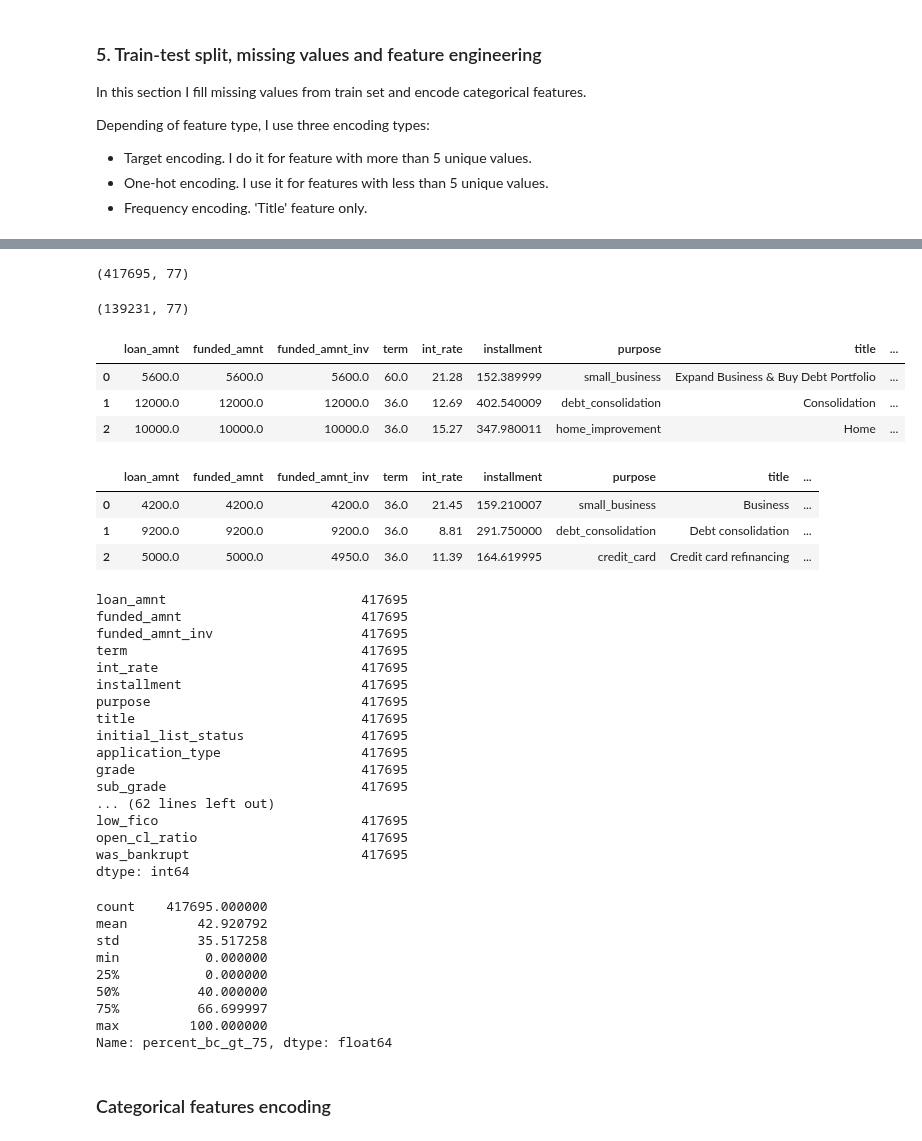
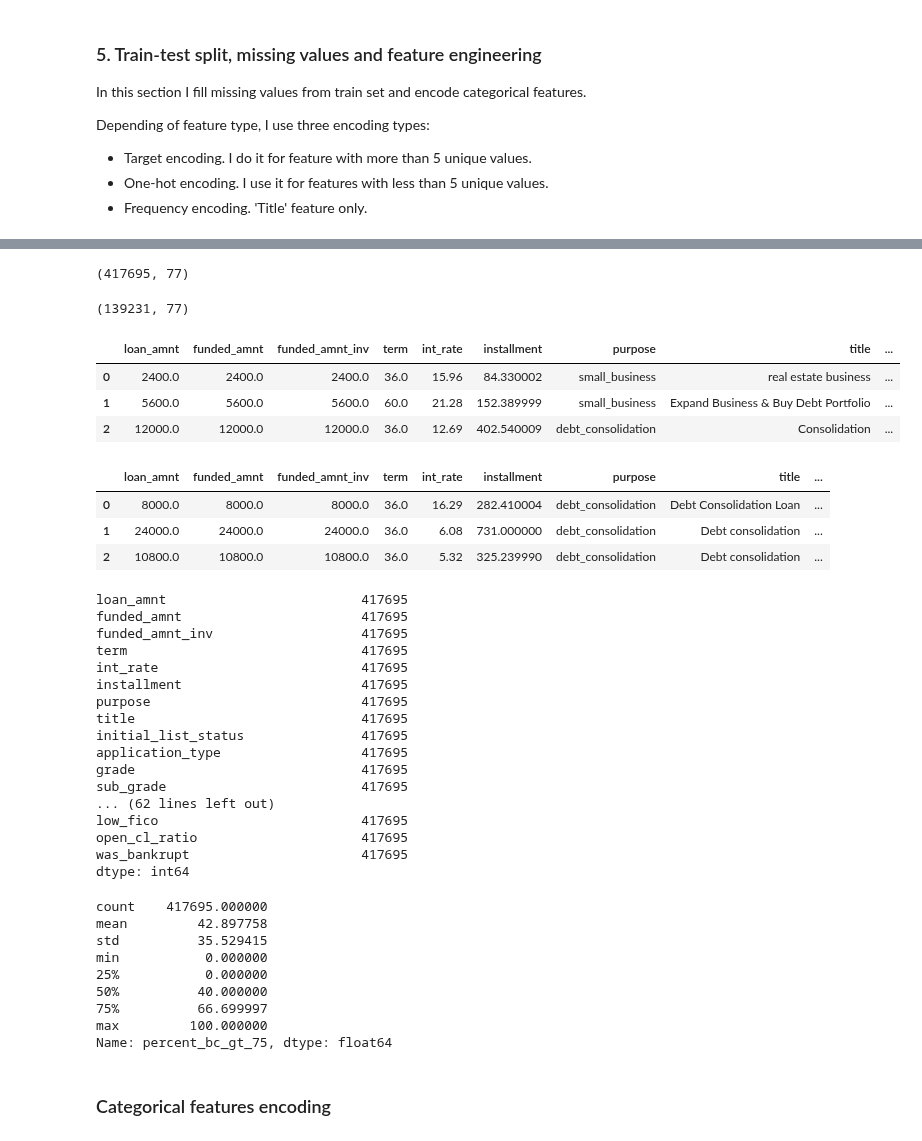
Before and after one commit to MykolaPinchuk/KaggleProjects, a Jupyter notebook: kp102-lc-loaddef.ipynb, the cells around one changed output, grey strips where cells are left out. Saved outputs shown, nothing was run; the diff lists cells and outputs as text; code cells hidden in the pictures.

```diff
--- a/kp102-lc-loaddef.ipynb
+++ b/kp102-lc-loaddef.ipynb
@@ -498,7 +480,7 @@ features_fill_M = ['emp_title', 'title']
 features_fill_med = ['dti', 'delinq_2yrs', 'inq_last_6mths', 'open_acc', 'pub_rec', 'revol_util',
                      'total_acc', 'mort_acc', 'pub_rec_bankruptcies', 'bc_open_to_buy','tot_cur_bal_inc', 'total_rev_inc',
                     'total_bal_ex_mort_inc', 'pct_tl_nvr_dlq', 'percent_bc_gt_75', 'avg_cur_bal_inc',
-                    'mo_sin_rcnt_rev_tl_op', 'num_actv_rev_tl', 'num_op_rev_tl']
+                    'mo_sin_rcnt_rev_tl_op', 'num_actv_rev_tl', 'num_op_rev_tl', 'tax_liens']
 features_fill_zero = ['open_rv_12m', 'open_il_12m', 'emp_length', 'num_tl_90g_dpd_24m',
                       'num_tl_30dpd', 'num_tl_120dpd_2m', 'num_accts_ever_120_pd',
                      'acc_open_past_24mths', 'tot_coll_amt']
@@ -512,44 +494,45 @@ for col in features_fill_M:
 
 test_size = 0.25
 df.reset_index(inplace=True, drop=True)
-test_index = random.sample(list(df.index), int(test_size*df.shape[0]), random_state=1)
+random.seed(2)
+test_index = random.sample(list(df.index), int(test_size*df.shape[0]))
 train = df.iloc[list(set(df.index)-set(test_index))]
 test = df.iloc[test_index]
 train.reset_index(drop=True, inplace=True)
 test.reset_index(drop=True, inplace=True)
 test00 = test.copy()
 train.drop(columns=['id'],inplace=True)
 test.drop(columns=['id'],inplace=True)
 display(train.shape, test.shape, train.head(3), test.head(3))
 
 for col in features_fill_med:
     train[col] = train[col].fillna(train[col].median())
     test[col] = test[col].fillna(train[col].median())
 
 train['total_rev_hi_lim'] = train.total_rev_inc.median()*train.annual_inc
 test['total_rev_hi_lim'] = train.total_rev_inc.median()*test.annual_inc
 
 train['total_bal_ex_mort'] = train.total_bal_ex_mort_inc.median()*train.annual_inc
 test['total_bal_ex_mort'] = train.total_bal_ex_mort_inc.median()*test.annual_inc
 
 train['tot_cur_bal'] = train.tot_cur_bal_inc.median()*train.annual_inc
 test['tot_cur_bal'] = train.tot_cur_bal_inc.median()*test.annual_inc
 
 train['avg_cur_bal'] = train.avg_cur_bal_inc.median()*train.annual_inc
 test['avg_cur_bal'] = train.avg_cur_bal_inc.median()*test.annual_inc
 
 display(train.count())
 # %% [output]
 (417695, 77)
 (139231, 77)
 |  | loan_amnt | funded_amnt | funded_amnt_inv | term | int_rate | installment | purpose | title | ... |
-| 0 | 5600.0 | 5600.0 | 5600.0 | 60.0 | 21.28 | 152.389999 | small_business | Expand Business & Buy Debt Portfolio | ... |
-| 1 | 12000.0 | 12000.0 | 12000.0 | 36.0 | 12.69 | 402.540009 | debt_consolidation | Consolidation | ... |
-| 2 | 10000.0 | 10000.0 | 10000.0 | 36.0 | 15.27 | 347.980011 | home_improvement | Home | ... |
+| 0 | 2400.0 | 2400.0 | 2400.0 | 36.0 | 15.96 | 84.330002 | small_business | real estate business | ... |
+| 1 | 5600.0 | 5600.0 | 5600.0 | 60.0 | 21.28 | 152.389999 | small_business | Expand Business & Buy Debt Portfolio | ... |
+| 2 | 12000.0 | 12000.0 | 12000.0 | 36.0 | 12.69 | 402.540009 | debt_consolidation | Consolidation | ... |
 |  | loan_amnt | funded_amnt | funded_amnt_inv | term | int_rate | installment | purpose | title | ... |
-| 0 | 4200.0 | 4200.0 | 4200.0 | 36.0 | 21.45 | 159.210007 | small_business | Business | ... |
-| 1 | 9200.0 | 9200.0 | 9200.0 | 36.0 | 8.81 | 291.750000 | debt_consolidation | Debt consolidation | ... |
-| 2 | 5000.0 | 5000.0 | 4950.0 | 36.0 | 11.39 | 164.619995 | credit_card | Credit card refinancing | ... |
+| 0 | 8000.0 | 8000.0 | 8000.0 | 36.0 | 16.29 | 282.410004 | debt_consolidation | Debt Consolidation Loan | ... |
+| 1 | 24000.0 | 24000.0 | 24000.0 | 36.0 | 6.08 | 731.000000 | debt_consolidation | Debt consolidation | ... |
+| 2 | 10800.0 | 10800.0 | 10800.0 | 36.0 | 5.32 | 325.239990 | debt_consolidation | Debt consolidation | ... |
 loan_amnt                         417695
 funded_amnt                       417695
 funded_amnt_inv                   417695
@@ -571,8 +554,8 @@ dtype: int64
 train.percent_bc_gt_75.describe()
 # %% [output]
 count    417695.000000
-mean         42.920792
-std          35.517258
+mean         42.897758
+std          35.529415
 min           0.000000
 25%           0.000000
 50%          40.000000
```
Also changed, not shown: parts of 13 cells of this notebook.
